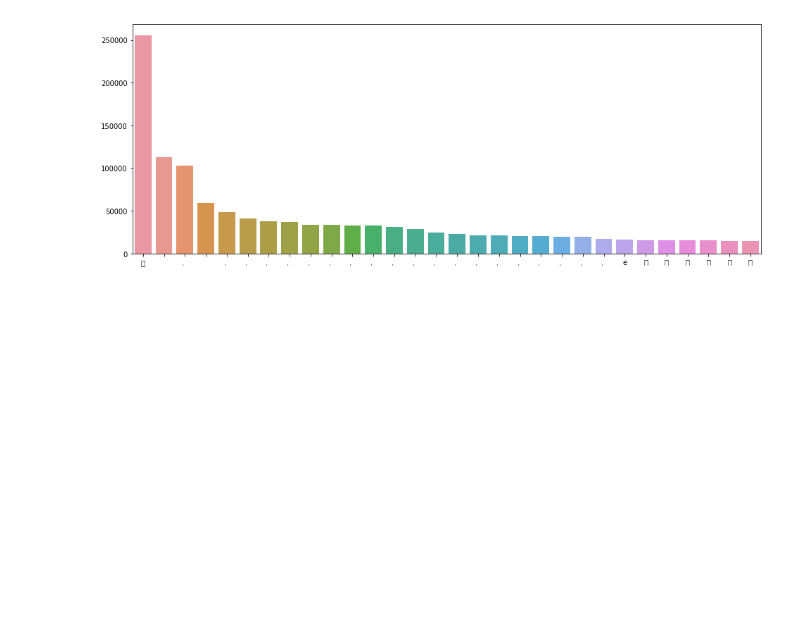
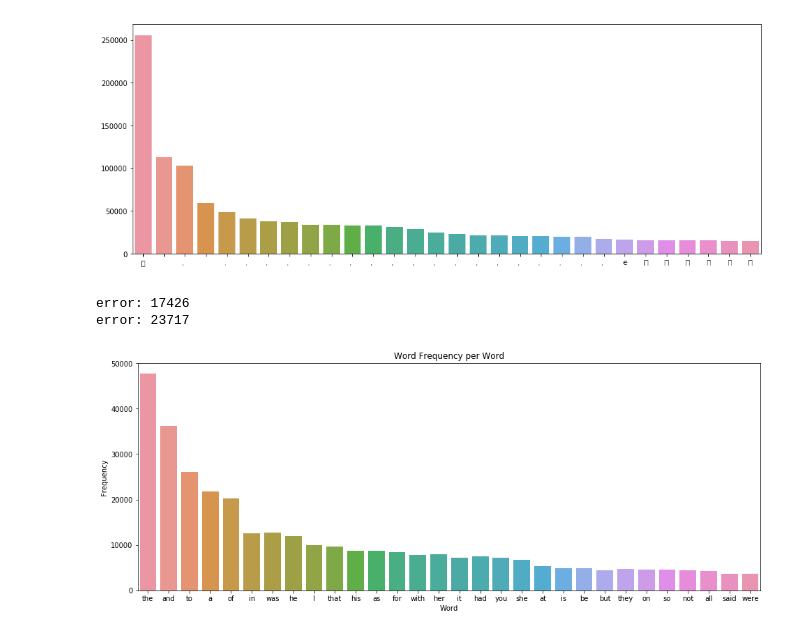
Before and after one commit to jkcchan/gutenberg_zipfs_law, a Jupyter notebook: preprocessing.ipynb, the cells around one changed output. Saved outputs shown, nothing was run; the diff lists cells and outputs as text; code cells hidden in the pictures; blank space fills up the shorter version.

Commit message:
add colins code, add childrens books analysis

```diff
--- a/preprocessing.ipynb
+++ b/preprocessing.ipynb
@@ -163,3 +138,14 @@ with open('data.pickle', 'wb') as handle:
 # %% [output]
 error: 49965
 [figure]
+# %%
+childrens_books_ids=random.sample(get_column_values('child'),50)
+# %%
+childrens_books_results = {}
+childrens_books_results['results'] = do_analysis(childrens_books_ids)
+with open('childrens_books_results.pickle', 'wb') as handle:
+    pickle.dump(childrens_books_results, handle, protocol=pickle.HIGHEST_PROTOCOL)
+# %% [output]
+error: 17426
+error: 23717
+[figure, added]
```
Also changed, not shown: parts of 2 cells of this notebook, 5 other files.
